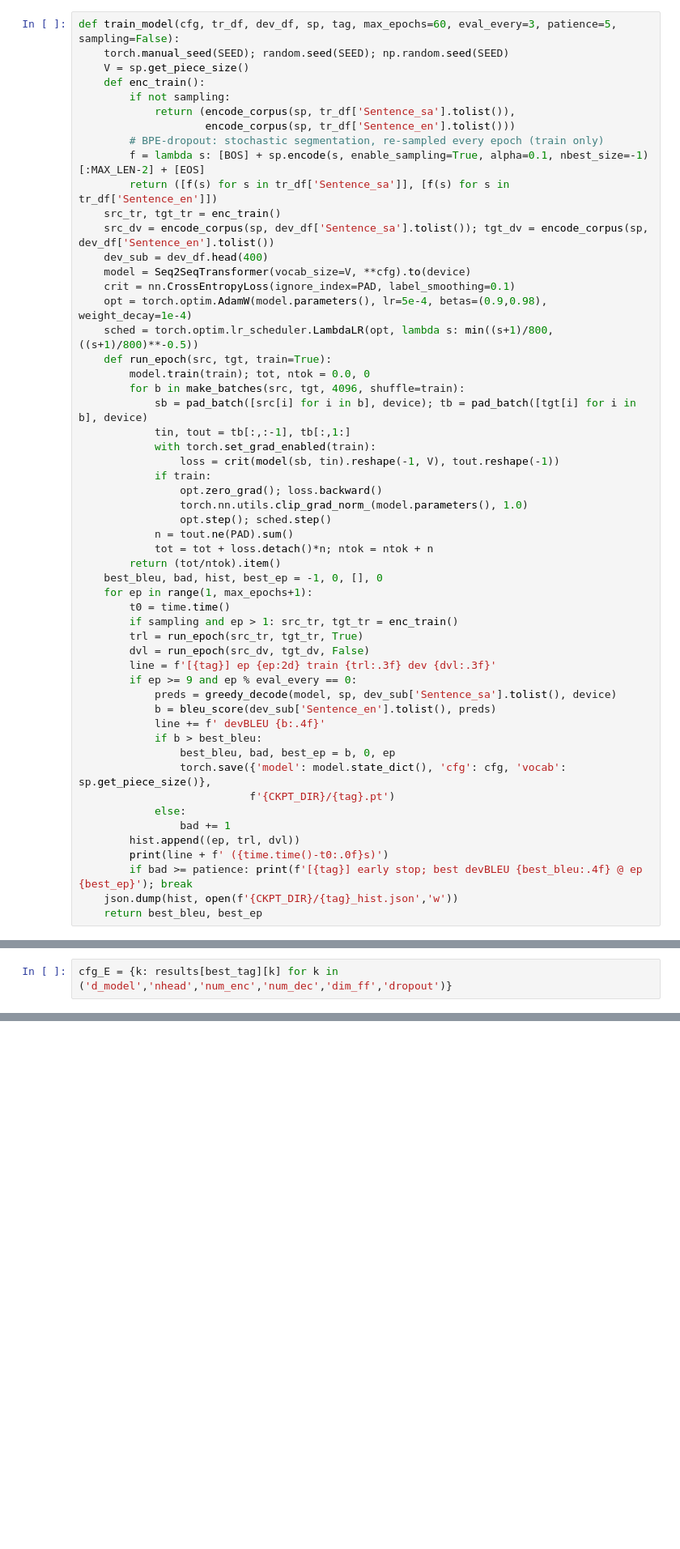
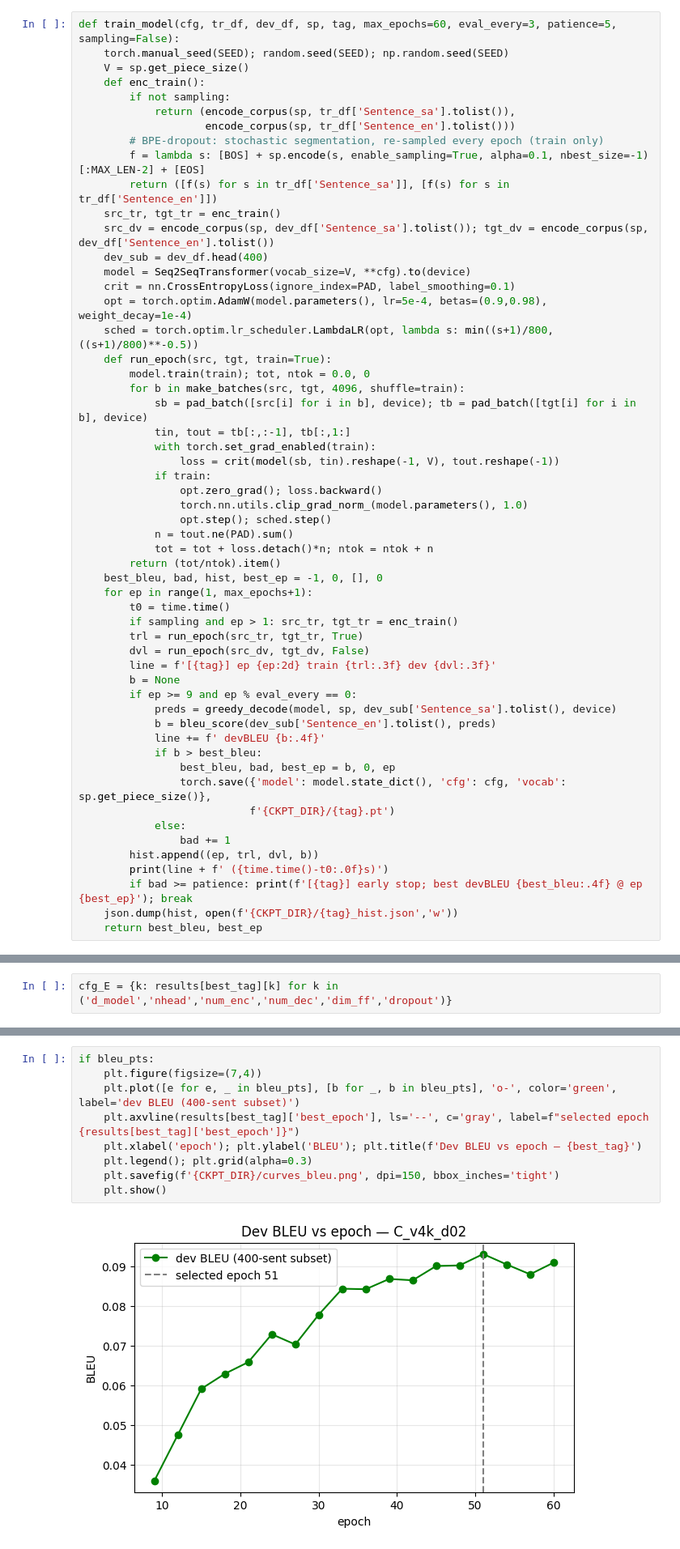
Before and after one commit to KritikaChoudhary2708/Sanskrit-to-English-NMT, a Jupyter notebook: Sanskrit_English_NMT_v2.ipynb, the cells around one changed output, grey strips where cells are left out. Shown at 81% size. Saved outputs shown, nothing was run; the diff lists cells and outputs as text; blank space fills up the shorter version.

```diff
--- a/Sanskrit_English_NMT_v2.ipynb
+++ b/Sanskrit_English_NMT_v2.ipynb
@@ -293,6 +293,7 @@ def train_model(cfg, tr_df, dev_df, sp, tag, max_epochs=60, eval_every=3, patien
         trl = run_epoch(src_tr, tgt_tr, True)
         dvl = run_epoch(src_dv, tgt_dv, False)
         line = f'[{tag}] ep {ep:2d} train {trl:.3f} dev {dvl:.3f}'
+        b = None
         if ep >= 9 and ep % eval_every == 0:
             preds = greedy_decode(model, sp, dev_sub['Sentence_sa'].tolist(), device)
             b = bleu_score(dev_sub['Sentence_en'].tolist(), preds)
@@ -303,7 +304,7 @@ def train_model(cfg, tr_df, dev_df, sp, tag, max_epochs=60, eval_every=3, patien
                            f'{CKPT_DIR}/{tag}.pt')
             else:
                 bad += 1
-        hist.append((ep, trl, dvl))
+        hist.append((ep, trl, dvl, b))
         print(line + f' ({time.time()-t0:.0f}s)')
         if bad >= patience: print(f'[{tag}] early stop; best devBLEU {best_bleu:.4f} @ ep {best_ep}'); break
     json.dump(hist, open(f'{CKPT_DIR}/{tag}_hist.json','w'))
@@ -493,3 +495,14 @@ E (BPE-dropout): devBLEU 0.0715 vs winner 0.0931
+# %%
+if bleu_pts:
+    plt.figure(figsize=(7,4))
+    plt.plot([e for e, _ in bleu_pts], [b for _, b in bleu_pts], 'o-', color='green', label='dev BLEU (400-sent subset)')
+    plt.axvline(results[best_tag]['best_epoch'], ls='--', c='gray', label=f"selected epoch {results[best_tag]['best_epoch']}")
+    plt.xlabel('epoch'); plt.ylabel('BLEU'); plt.title(f'Dev BLEU vs epoch — {best_tag}')
+    plt.legend(); plt.grid(alpha=0.3)
+    plt.savefig(f'{CKPT_DIR}/curves_bleu.png', dpi=150, bbox_inches='tight')
+    plt.show()
+# %% [output]
+[figure, added]
 # %%
 if bleu_E > results[best_tag]['devBLEU_400']:
     SAMPLING_FINAL = True
```
Also changed, not shown: parts of 16 cells of this notebook, 1 other file.
